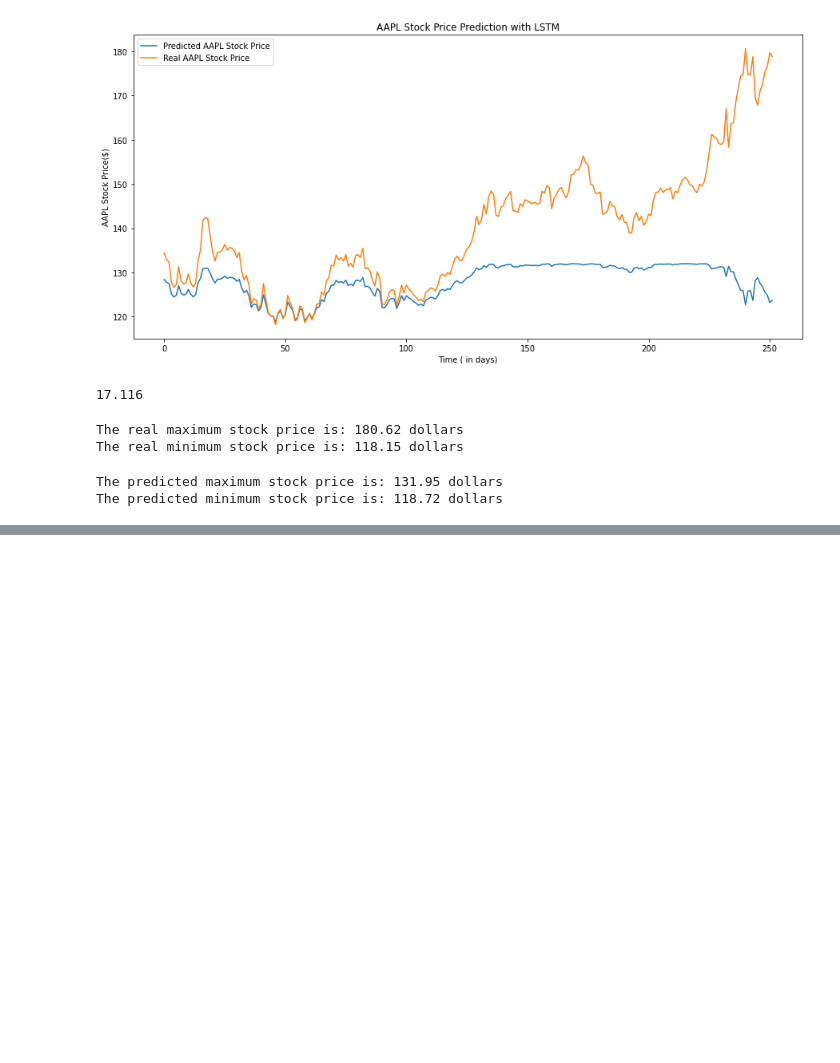
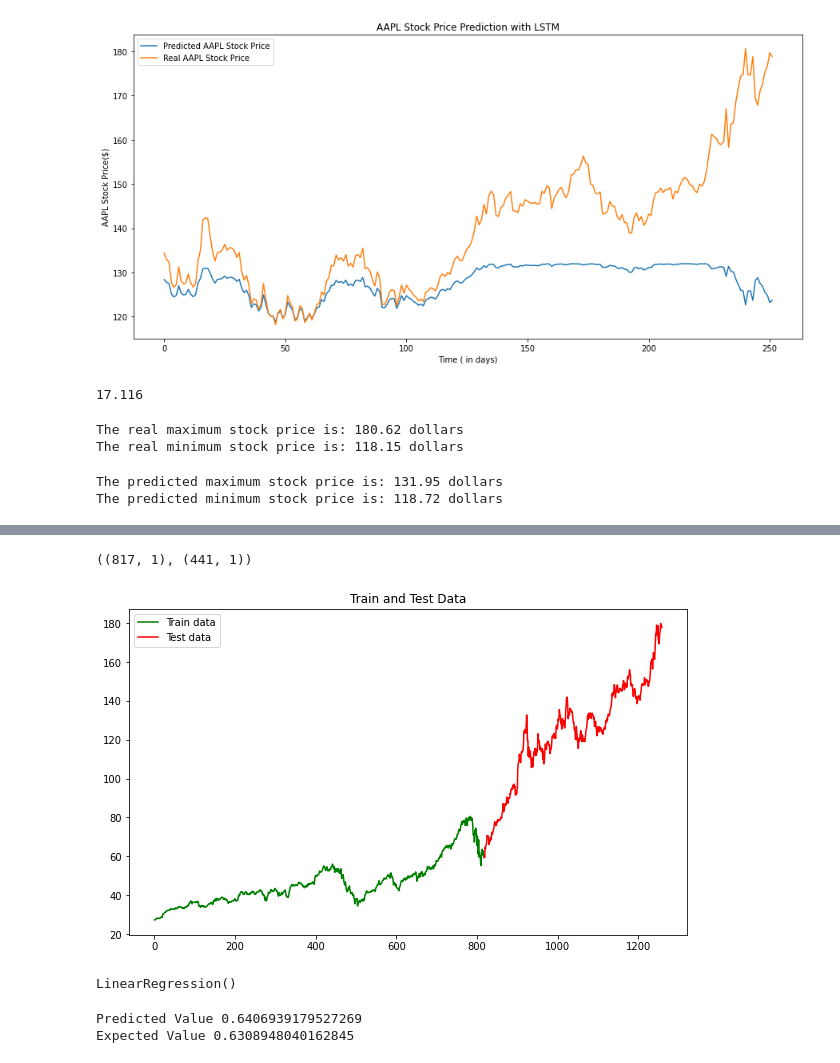
Before and after one commit to ramy-git/Prediction_Stock_Market, a Jupyter notebook: RamyT_MustaphaB_StockPredicting.ipynb, the cells around one changed output, grey strips where cells are left out. Saved outputs shown, nothing was run; the diff lists cells and outputs as text; code cells hidden in the pictures; blank space fills up the shorter version.

```diff
--- a/RamyT_MustaphaB_StockPredicting.ipynb
+++ b/RamyT_MustaphaB_StockPredicting.ipynb
@@ -884,0 +915,8 @@ The LSTM's accuracy in predicting the stock price is: 92.2%
+# %%
+# Scaling Data:
+df1 = np.array(df1)
+df1 = df1.reshape(-1,1)
+
+scaler = MinMaxScaler(feature_range=(0,1))
+df1 = scaler.fit_transform(df1)
+print(df1)
@@ -884,0 +936,9 @@ The LSTM's accuracy in predicting the stock price is: 92.2%
+# %%
+# splitting dataset into train and test split
+training_size = int(len(df1)*0.65)
+test_size = len(df1)-training_size
+train_data,test_data  =df1[0:training_size,:], df1[training_size:len(df1),:1]
+train_data.shape
+test_data.shape
+training_size, test_size
+train_data[:10]
@@ -884,0 +965,37 @@ The LSTM's accuracy in predicting the stock price is: 92.2%
+# %%
+time_step = 100
+X_train, y_train = create_dataset(train_data, time_step)
+X_test, y_test = create_dataset(test_data, time_step)
+train_data.shape, test_data.shape
+# %% [output]
+((817, 1), (441, 1))
+# %%
+# A total of 817 + 441 = 1258
+# allocate series of 817  from index 1 to 817
+trainplot = np.arange(1,818)
+# allocate series of 818 to 1258
+testplot = np.arange(818,1259)
+
+# Ploting Train and Test Data
+plt.figure(figsize=(10,6))
+plt.plot(trainplot,scaler.inverse_transform(train_data)[:,0], 'green', label='Train data')
+plt.plot(testplot, scaler.inverse_transform(test_data)[:,0],'red', label='Test data')
+plt.legend()
+plt.title('Train and Test Data')
+plt.show()
+# %% [output]
+[figure, added]
+# %%
+# Model Building (linear Regression) :
+model = LinearRegression()
+model.fit(X_train, y_train)
+# %% [output]
+LinearRegression()
+# %%
+# Predictions and Model Evaluation :
+predictions = model.predict(X_test)
+print("Predicted Value",predictions[:10][0])
+print("Expected Value",y_test[:10][0])
+# %% [output]
+Predicted Value 0.6406939179527269
+Expected Value 0.6308948040162845
```
Also changed, not shown: parts of 45 cells of this notebook.
